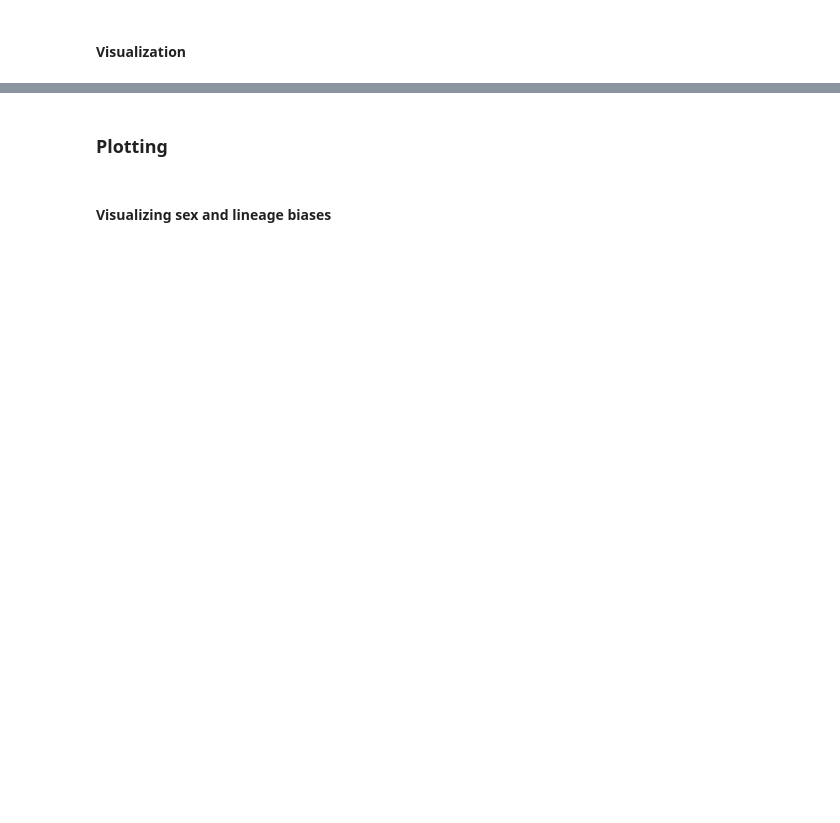
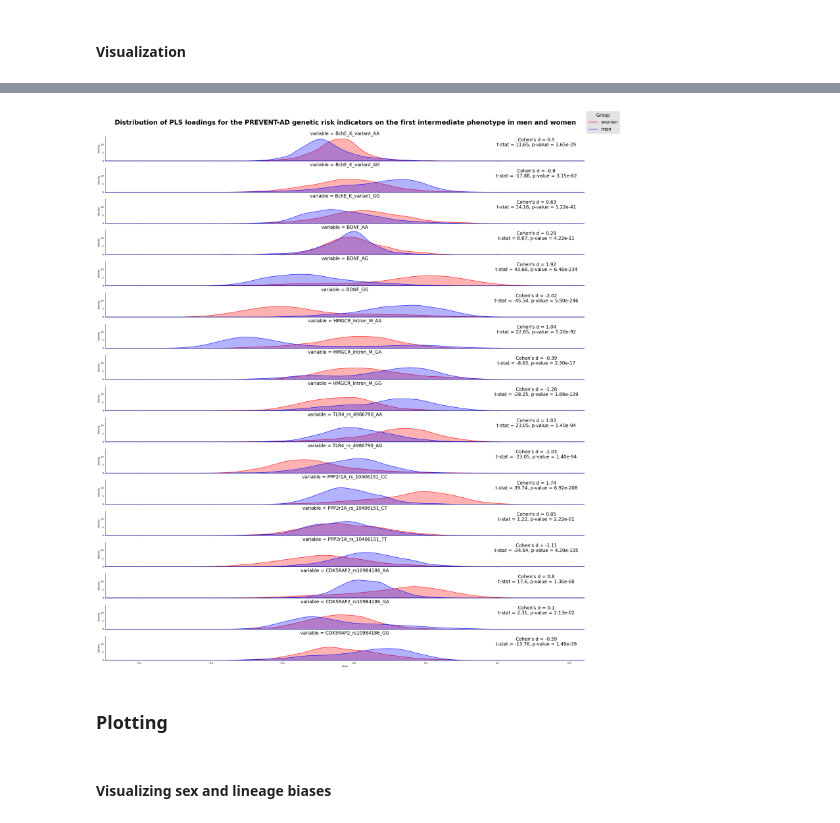
Before and after one commit to chloesavignac/PREVENTAD, a Jupyter notebook: 2025_Sex_Lineage_Analyses.ipynb, the cells around one changed output, grey strips where cells are left out. Saved outputs shown, nothing was run; the diff lists cells and outputs as text; code cells hidden in the pictures; blank space fills up the shorter version.

```diff
--- a/2025_Sex_Lineage_Analyses.ipynb
+++ b/2025_Sex_Lineage_Analyses.ipynb
@@ -989,7 +1126,7 @@ fem_melt = pd.melt(comp_1_fem.loc[rows].T.reset_index(), id_vars="index")
 fem_melt = fem_melt.merge(fem_mean_df, on='variable')
 
 # Add a new column indicating that these observations are from females
-fem_melt['group'] = 'females'
+fem_melt['group'] = 'women'
 
 # Repeat the same procedure for the male matrix:
 # Compute the row means and reformat into a tidy DataFrame
@@ -1004,7 +1141,7 @@ mal_melt = pd.melt(comp_1_mal.loc[rows].T.reset_index(), id_vars="index")
 mal_melt = mal_melt.merge(mal_mean_df, on='variable')
 
 # Add a new column indicating that these observations are from males
-mal_melt['group'] = 'males'
+mal_melt['group'] = 'men'
 # %%
 # print("Cohen's d:", cohens_d)
 
@@ -1016,34 +1153,36 @@ g = sns.FacetGrid(melt_dfs, row='variable', hue='group', aspect=15, height=2, pa
 g.map(sns.kdeplot, 'value',
       bw_adjust=1, clip_on=False,
       fill=True, alpha=0.3, linewidth=1.5)  # Adjust alpha for transparency
 
 # Add horizontal lines for the plots
 g.map(plt.axhline, y=0, lw=2, clip_on=False)
 g.set_titles(size=20)  # Adjust the size parameter as needed
 
 # Adjust the legend title font size after adding it
 g.add_legend(fontsize=20, loc='upper right', title='Group', title_fontproperties={'size':30})
 legend = g._legend
 legend.get_title().set_fontsize(20)  # Change the legend title font size
 legend.get_frame().set_visible(True)  # Make sure the frame is visible
 legend.get_frame().set_color('gainsboro')  # Set the edge color of the box
 legend.get_frame().set_linewidth(2)  # Set the line width of the box
 
 # Add Cohen's d value to the corresponding density plot
 marker = 0
 for ax in g.axes.flat:
     ax.text(0.9, 0.95, f"Cohen's d = {cohens_d.round(2)[marker]}", transform=ax.transAxes,
             ha='center', va='top', fontsize=20, bbox=dict(facecolor='white', alpha=0.5, edgecolor='none'))
     ax.text(0.9, 0.75, f"t-stat = {np.round(t_statistic[marker],2)}, p-value = {p_value[marker]:.2e}", transform=ax.transAxes,
             ha='center', va='top', fontsize=20, bbox=dict(facecolor='white', alpha=0.5, edgecolor='none'))
     marker +=1
 
 # Show the plot
-plt.suptitle("Distribution of PLS loadings for the PREVENT-AD genetic risk indicators on the first intermediate phenotype in males and females", fontsize=28, fontweight='bold', x=0.475)
+plt.suptitle("Distribution of PLS loadings for the PREVENT-AD genetic risk indicators on the first intermediate phenotype in men and women", fontsize=28, fontweight='bold', x=0.475)
 plt.subplots_adjust(top=0.95)
 plt.savefig('Supplementary_Figure_S8', dpi=75, bbox_inches='tight')
 plt.show()
 plt.close('all')
+# %% [output]
+[figure, added]
 # %% [markdown]
 ### Plotting
 # %%
```
Also changed, not shown: parts of 35 cells of this notebook.
